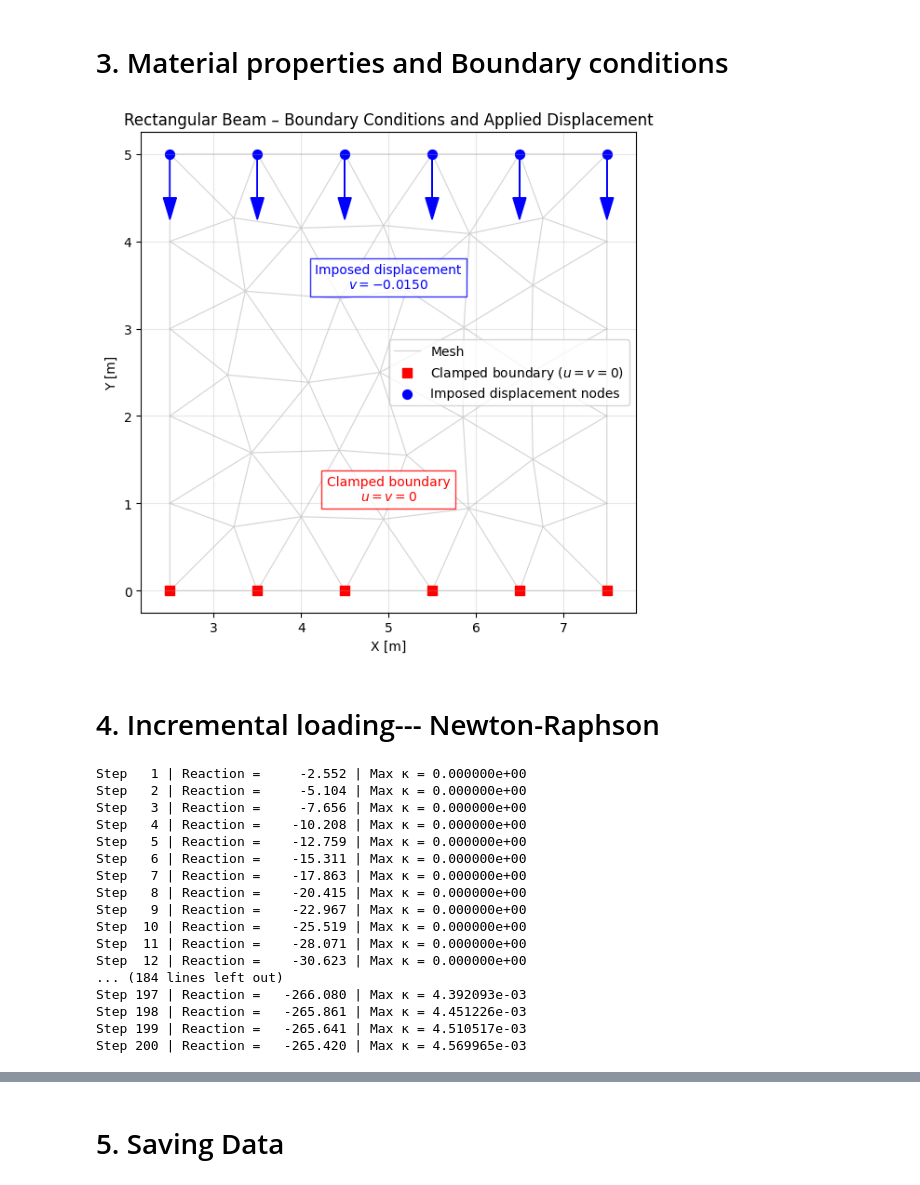
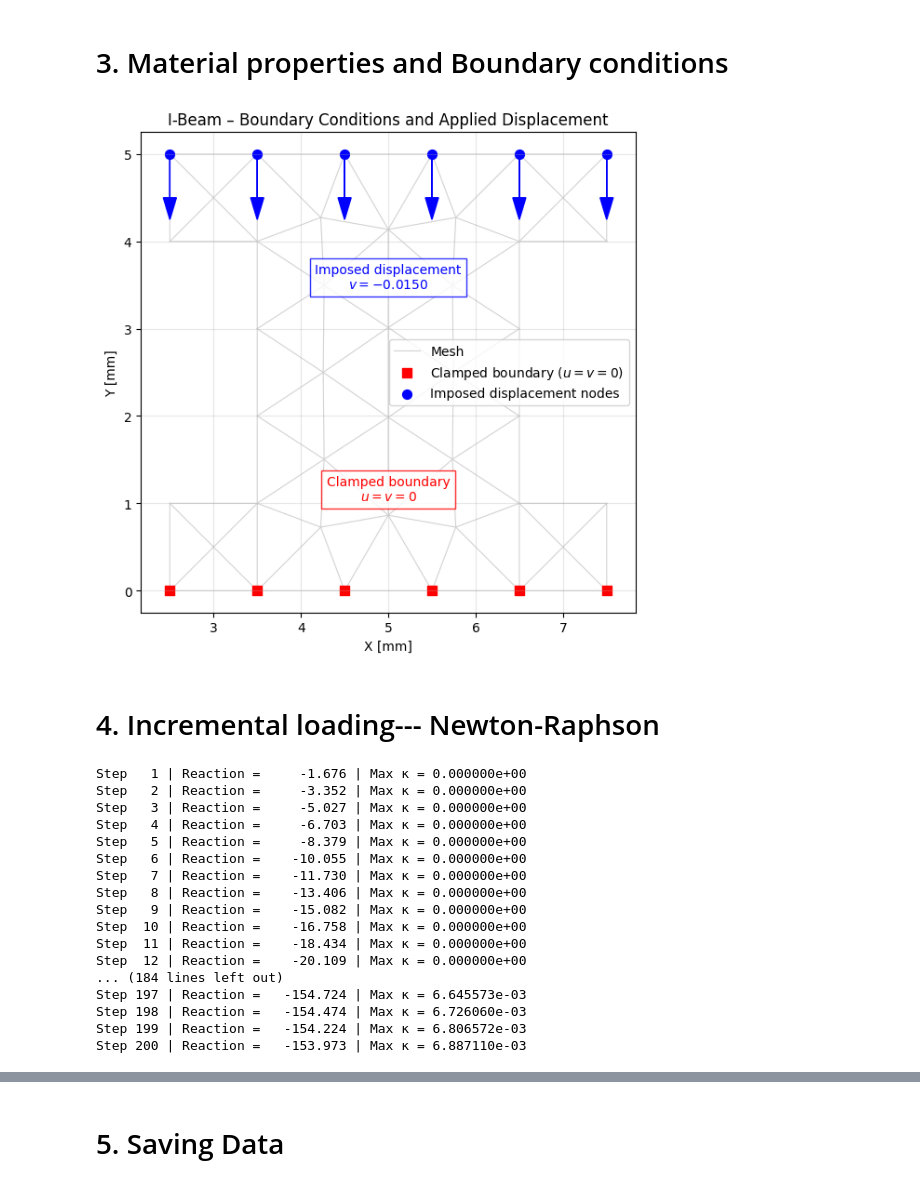
Before and after one commit to KhayalM/Extended-Finite-Element-Methods, a Jupyter notebook: Softening_lc=1.ipynb, the cells around one changed output, grey strips where cells are left out. Saved outputs shown, nothing was run; the diff lists cells and outputs as text; code cells hidden in the pictures.

```diff
--- a/Softening_lc=1.ipynb
+++ b/Softening_lc=1.ipynb
@@ -115,10 +120,10 @@ import numpy as np
 import matplotlib.pyplot as plt
 
 # ------------------------------
-# Initialize Gmsh and load the rectangular beam mesh
+# Initialize Gmsh and load the I-beam mesh
 # ------------------------------
 gmsh.initialize()
-gmsh.open("rectangular_beam_5mmx5mm.msh")
+gmsh.open("I_beam_5mm.msh")
 
 # ------------------------------
 # Get all nodes
@@ -132,17 +137,22 @@ node_coords = np.array(node_coords).reshape(-1, 3)
 def get_elements_of_physical_group(dim, tag):
     entity_tags = gmsh.model.getEntitiesForPhysicalGroup(dim, tag)
     all_elements = []
+
     for entity_tag in entity_tags:
         element_types, element_tags, node_tags_list = gmsh.model.mesh.getElements(dim, entity_tag)
+
         for i in range(len(element_types)):
-            # triangles → 3 nodes per element
-            all_elements.append(np.array(node_tags_list[i]).reshape(-1, 3))
+            # Linear triangles → 3 nodes per element
+            all_elements.append(
+                np.array(node_tags_list[i]).reshape(-1, 3)
+            )
+
     return np.concatenate(all_elements) if all_elements else np.array([])
 
 # ------------------------------
-# Get elements for the rectangular beam (physical group 1)
+# Get elements for the I-beam (physical group 1)
 # ------------------------------
-elements_rect_beam = get_elements_of_physical_group(2, 1)
+elements_I_beam = get_elements_of_physical_group(2, 1)
 # %%
 # ------------------------------
 # Mesh visualization
@@ -505,7 +515,7 @@ beam_height = y_max - y_min
 # --- Mesh outline ---
 plt.triplot(
     x, y,
-    elements_rect_beam - 1,
+    elements_I_beam  - 1,
     color="lightgray",
     linewidth=0.8,
     label="Mesh"
@@ -549,37 +559,37 @@ plt.text(
     np.mean(x[top_nodes]),
     y_max - 0.25 * beam_height,
     rf"Imposed displacement" "\n"
     rf"$v = {u_max:.4f}$",
     ha="center",
     va="top",
     fontsize=10,
     color="blue",
     bbox=dict(facecolor="white", edgecolor="blue", alpha=0.8)
 )
 
 plt.text(
     np.mean(x[bottom_nodes]),
     y_min + 0.20 * beam_height,
     "Clamped boundary\n$u = v = 0$",
     ha="center",
     va="bottom",
     fontsize=10,
     color="red",
     bbox=dict(facecolor="white", edgecolor="red", alpha=0.8)
 )
 
 # --- Plot settings ---
 plt.gca().set_aspect("equal", adjustable="box")
-plt.xlabel("X [m]")
-plt.ylabel("Y [m]")
-plt.title("Rectangular Beam – Boundary Conditions and Applied Displacement")
+plt.xlabel("X [mm]")
+plt.ylabel("Y [mm]")
+plt.title("I-Beam – Boundary Conditions and Applied Displacement")
 plt.legend(loc="center right")
 plt.grid(alpha=0.3)
 
 plt.tight_layout()
 plt.show()
 # %% [output]
-[figure, old version]
+[figure, new version]
 # %% [markdown]
 # 4. Incremental loading--- Newton-Raphson
 # %%
@@ -619,7 +629,7 @@ for step in range(num_steps):
         for e in range(num_elems):
 
             # --- Element connectivity ---
-            n1, n2, n3 = (elements_rect_beam[e] - 1).astype(int)
+            n1, n2, n3 = (elements_I_beam [e] - 1).astype(int)
 
             # --- Element coordinates ---
             element_coord = np.array([
@@ -740,7 +750,7 @@ for step in range(num_steps):
 
         for e in range(num_elems):
 
-            n1, n2, n3 = (elements_rect_beam[e] - 1).astype(int)
+            n1, n2, n3 = (elements_I_beam [e] - 1).astype(int)
             edof = np.array([
                 2*n1, 2*n1 + 1,
                 2*n2, 2*n2 + 1,
@@ -786,23 +796,23 @@ for step in range(num_steps):
         sum_du = sum_du[:step]
         break
 # %% [output]
-Step   1 | Reaction =     -2.552 | Max κ = 0.000000e+00
-Step   2 | Reaction =     -5.104 | Max κ = 0.000000e+00
-Step   3 | Reaction =     -7.656 | Max κ = 0.000000e+00
-Step   4 | Reaction =    -10.208 | Max κ = 0.000000e+00
-Step   5 | Reaction =    -12.759 | Max κ = 0.000000e+00
-Step   6 | Reaction =    -15.311 | Max κ = 0.000000e+00
-Step   7 | Reaction =    -17.863 | Max κ = 0.000000e+00
-Step   8 | Reaction =    -20.415 | Max κ = 0.000000e+00
-Step   9 | Reaction =    -22.967 | Max κ = 0.000000e+00
-Step  10 | Reaction =    -25.519 | Max κ = 0.000000e+00
-Step  11 | Reaction =    -28.071 | Max κ = 0.000000e+00
-Step  12 | Reaction =    -30.623 | Max κ = 0.000000e+00
+Step   1 | Reaction =     -1.676 | Max κ = 0.000000e+00
+Step   2 | Reaction =     -3.352 | Max κ = 0.000000e+00
+Step   3 | Reaction =     -5.027 | Max κ = 0.000000e+00
+Step   4 | Reaction =     -6.703 | Max κ = 0.000000e+00
+Step   5 | Reaction =     -8.379 | Max κ = 0.000000e+00
+Step   6 | Reaction =    -10.055 | Max κ = 0.000000e+00
+Step   7 | Reaction =    -11.730 | Max κ = 0.000000e+00
+Step   8 | Reaction =    -13.406 | Max κ = 0.000000e+00
+Step   9 | Reaction =    -15.082 | Max κ = 0.000000e+00
+Step  10 | Reaction =    -16.758 | Max κ = 0.000000e+00
+Step  11 | Reaction =    -18.434 | Max κ = 0.000000e+00
+Step  12 | Reaction =    -20.109 | Max κ = 0.000000e+00
 ... (184 lines left out)
-Step 197 | Reaction =   -266.080 | Max κ = 4.392093e-03
-Step 198 | Reaction =   -265.861 | Max κ = 4.451226e-03
-Step 199 | Reaction =   -265.641 | Max κ = 4.510517e-03
-Step 200 | Reaction =   -265.420 | Max κ = 4.569965e-03
+Step 197 | Reaction =   -154.724 | Max κ = 6.645573e-03
+Step 198 | Reaction =   -154.474 | Max κ = 6.726060e-03
+Step 199 | Reaction =   -154.224 | Max κ = 6.806572e-03
+Step 200 | Reaction =   -153.973 | Max κ = 6.887110e-03
 # %%
 # ==========================================================
 # FORCE–DISPLACEMENT CURVE
```
Also changed, not shown: parts of 10 cells of this notebook.
